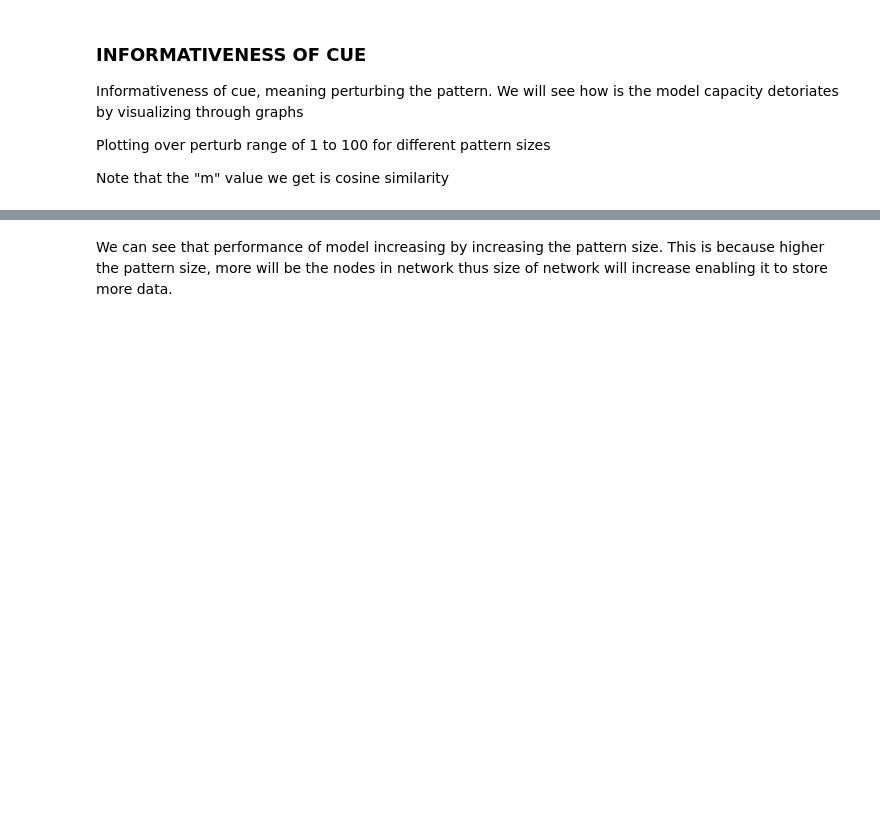
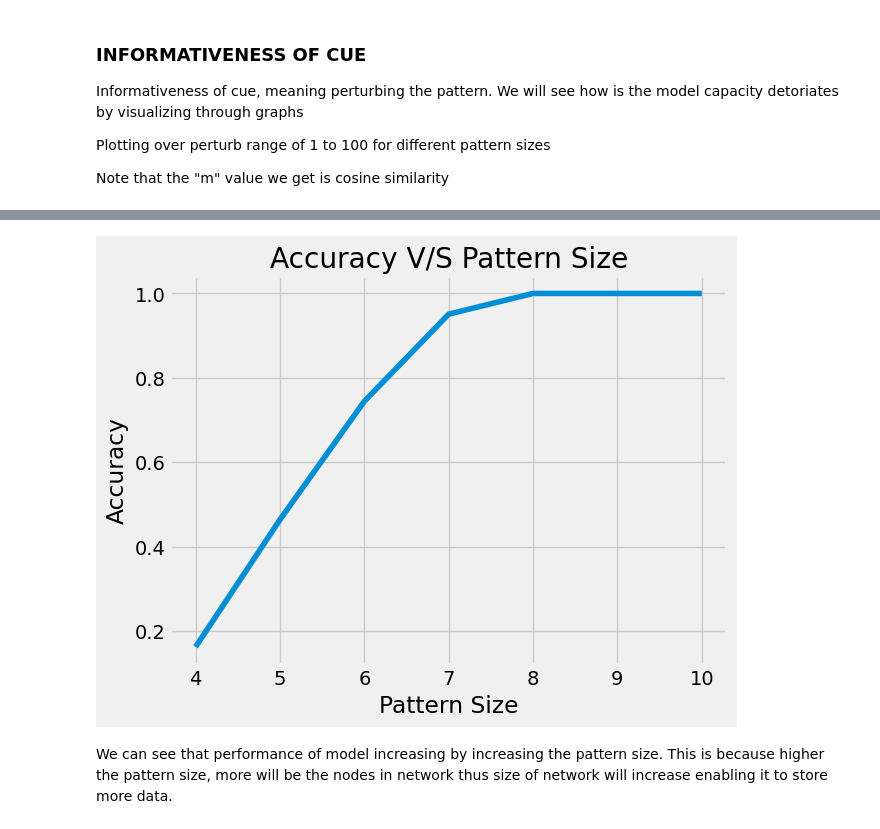
Before and after one commit to jiyanshud22/CS786-A1, a Jupyter notebook: CS786A1.ipynb, the cells around one changed output, grey strips where cells are left out. Saved outputs shown, nothing was run; the diff lists cells and outputs as text; code cells hidden in the pictures; blank space fills up the shorter version.

```diff
--- a/CS786A1.ipynb
+++ b/CS786A1.ipynb
@@ -430,3 +461,31 @@ plt.show()
+# %%
+# Q2, Part 3: Effect of Pattern Size in Network on Accuracy
+
+acc = [0] * 7
+for i in range(4, 11):
+    for j in range(10):
+        patlist = get_patterns(i, 6)
+        cue = deepcopy(patlist)
+        weights = compute_weights_vectorized(patlist, i)
+        p = flip_pattern_bits(cue[0], 12)  # Fixed number of flips
+        for k in range(5):
+            p = network_update_optimized(p, weights)
+        acc[(i - 4)] += accuracy(patlist[0], p)
+
+acc = [a / 10 for a in acc]
+
+# Plot the accuracy vs. pattern size graph using values computed above
+fig, ax = plt.subplots(1)
+
+keys = [x for x in range(4, 11)]
+ax.plot(keys, acc)
+
+ax.set_xlabel('Pattern Size')
+ax.set_ylabel('Accuracy')
+ax.set_title('Accuracy V/S Pattern Size')
+plt.show()
+# %% [output]
+[figure, added]
 # %% [markdown]
 We can see that performance of model increasing by increasing the pattern size. This is because higher the pattern size, more will be the nodes in network thus size of network will increase enabling it to store more data.
 # %% [markdown]
```
Also changed, not shown: parts of 14 cells of this notebook.
